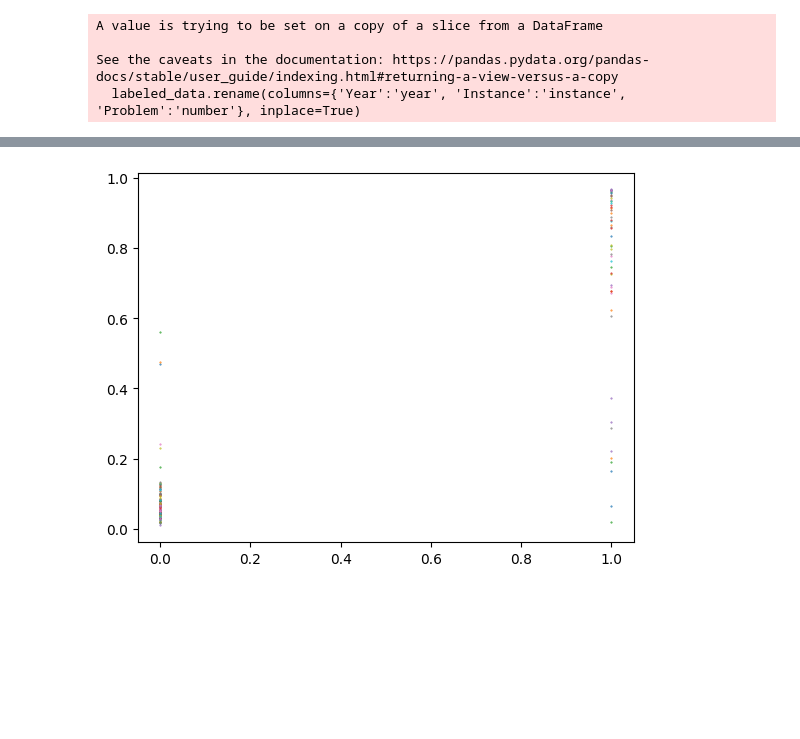
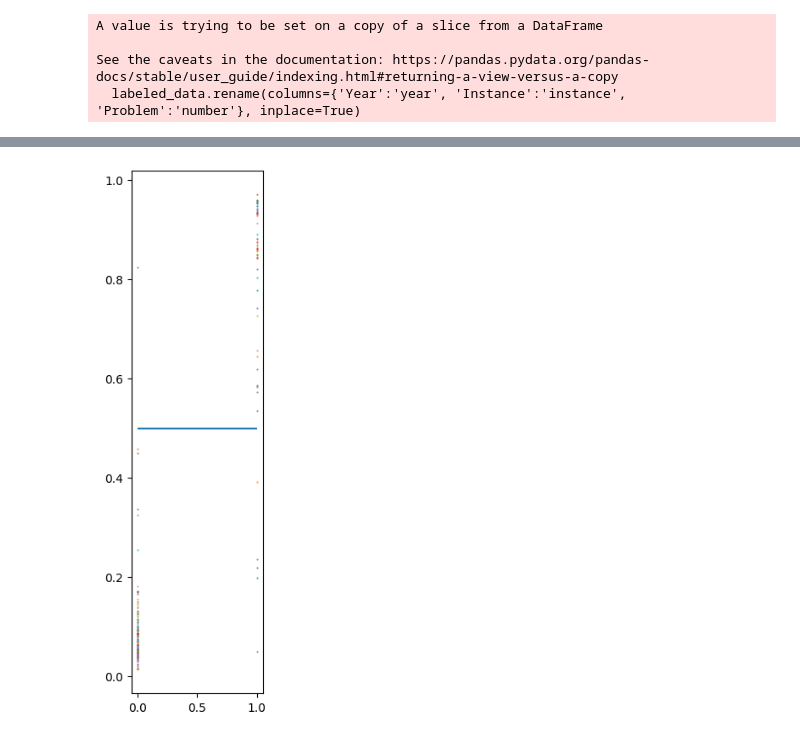
Before and after one commit to iuruoy-shao/training-problems, a Jupyter notebook: hierarchical_classifier.ipynb, the cells around one changed output, grey strips where cells are left out. Saved outputs shown, nothing was run; the diff lists cells and outputs as text; code cells hidden in the pictures; blank space fills up the shorter version.

```diff
--- a/hierarchical_classifier.ipynb
+++ b/hierarchical_classifier.ipynb
@@ -337,9 +339,11 @@ F1 Score (Macro) = 0.876470588235294
 # %%
 outputs, targets = validation(testing_loader)
 import matplotlib.pyplot as plt
 
+plt.figure(figsize=(2,8))
 for i in range(len(targets)):
     plt.scatter(targets[i],outputs[i],s=.2)
+plt.hlines(.5,0,1)
 plt.show()
 # %% [output]
-[figure, old version]
+[figure, new version]
```
Also changed, not shown: parts of 4 cells of this notebook.
